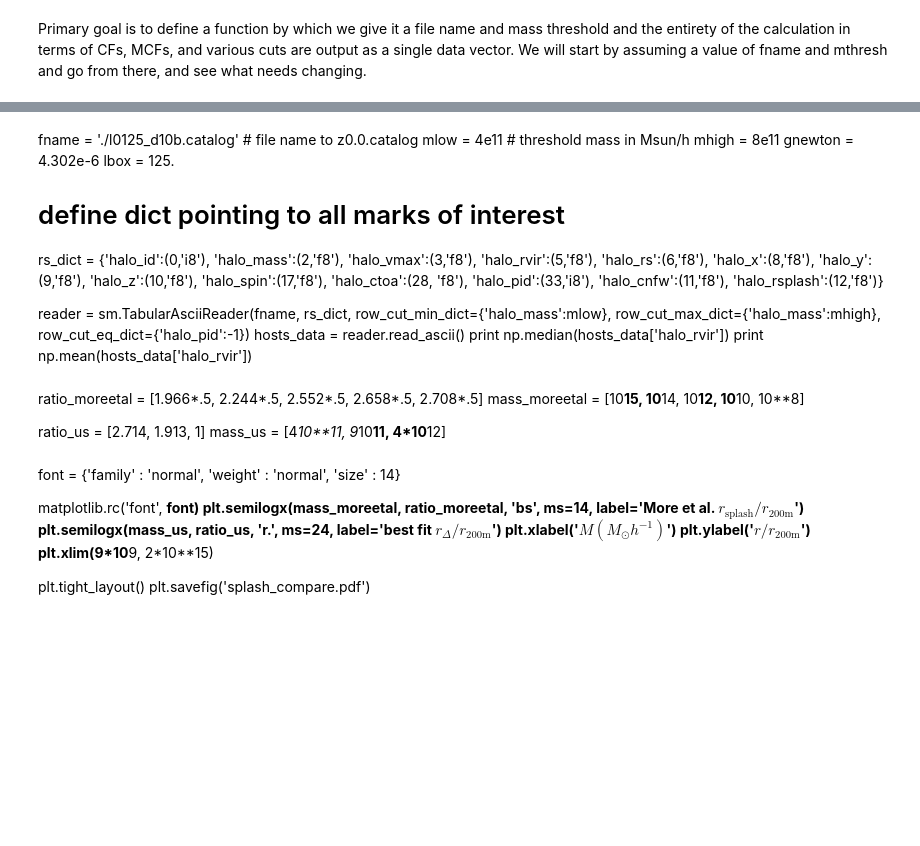
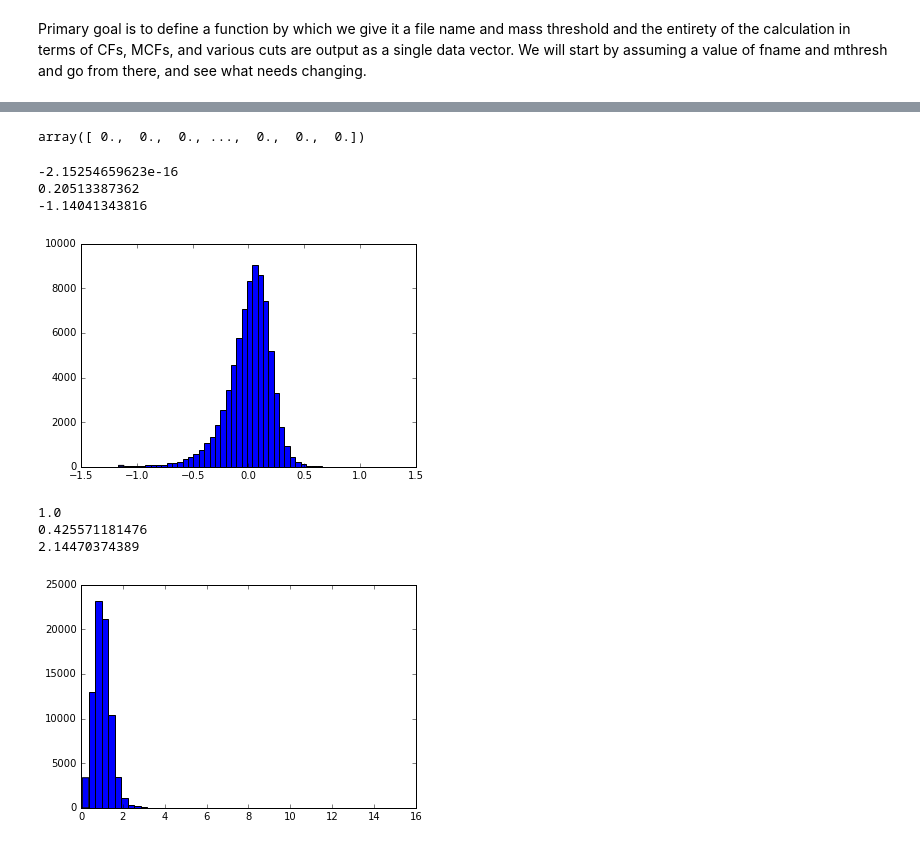
Before and after one commit to villarrealas/haloenviron-pipeline, a Jupyter notebook: halotools-pipe.ipynb, the cells around one changed output, grey strips where cells are left out. Saved outputs shown, nothing was run; the diff lists cells and outputs as text; code cells hidden in the pictures; blank space fills up the shorter version.

```diff
--- a/halotools-pipe.ipynb
+++ b/halotools-pipe.ipynb
@@ -211,39 +81,0 @@ print np.mean(hosts_data['halo_rvir'])
-# %% [markdown]
-fname = './l0125_d10b.catalog' # file name to z0.0.catalog
-mlow = 4e11  # threshold mass in Msun/h
-mhigh = 8e11
-gnewton = 4.302e-6
-lbox = 125.
-
-# define dict pointing to all marks of interest
-rs_dict = {'halo_id':(0,'i8'), 'halo_mass':(2,'f8'), 'halo_vmax':(3,'f8'), 'halo_rvir':(5,'f8'),
-           'halo_rs':(6,'f8'), 'halo_x':(8,'f8'), 'halo_y':(9,'f8'), 'halo_z':(10,'f8'),
-           'halo_spin':(17,'f8'), 'halo_ctoa':(28, 'f8'), 'halo_pid':(33,'i8'),
-           'halo_cnfw':(11,'f8'), 'halo_rsplash':(12,'f8')}
-
-reader = sm.TabularAsciiReader(fname, rs_dict, row_cut_min_dict={'halo_mass':mlow}, row_cut_max_dict={'halo_mass':mhigh},
-                               row_cut_eq_dict={'halo_pid':-1})
-hosts_data = reader.read_ascii()
-print np.median(hosts_data['halo_rvir'])
-print np.mean(hosts_data['halo_rvir'])
-# %% [markdown]
-ratio_moreetal = [1.966*.5, 2.244*.5, 2.552*.5, 2.658*.5, 2.708*.5]
-mass_moreetal = [10**15, 10**14, 10**12, 10**10, 10**8]
-
-ratio_us = [2.714, 1.913, 1]
-mass_us = [4*10**11, 9*10**11, 4*10**12]
-# %% [markdown]
-font = {'family' : 'normal',
-        'weight' : 'normal',
-        'size'   : 14}
-
-
-matplotlib.rc('font', **font)
-plt.semilogx(mass_moreetal, ratio_moreetal, 'bs', ms=14, label='More et al. $r_{\mathrm{splash}}/r_{\mathrm{200m}}$')
-plt.semilogx(mass_us, ratio_us, 'r.', ms=24, label='best fit $r_{\Delta}/r_{\mathrm{200m}}$')
-plt.xlabel('$M (M_{\odot} h^{-1})$')
-plt.ylabel('$r / r_{200\mathrm{m}}$')
-plt.xlim(9*10**9, 2*10**15)
-
-plt.tight_layout()
-plt.savefig('splash_compare.pdf')
@@ -249,0 +88,24 @@ plt.savefig('splash_compare.pdf')
+# %%
+np.zeros(len(new_sort))
+# %% [output]
+array([ 0.,  0.,  0., ...,  0.,  0.,  0.])
+# %%
+plt.hist(cnfw_fix_log, color='blue',bins=50)
+print np.mean(cnfw_fix_log)
+print np.std(cnfw_fix_log)
+print stats.skew(cnfw_fix_log)
+# %% [output]
+-2.15254659623e-16
+0.20513387362
+-1.14041343816
+[figure, added]
+# %%
+plt.hist(cnfw_fix, color='blue', bins=50)
+print np.mean(cnfw_fix)
+print np.std(cnfw_fix)
+print stats.skew(cnfw_fix)
+# %% [output]
+1.0
+0.425571181476
+2.14470374389
+[figure, added]
```
Also changed, not shown: parts of 14 cells of this notebook, 13 other files.
